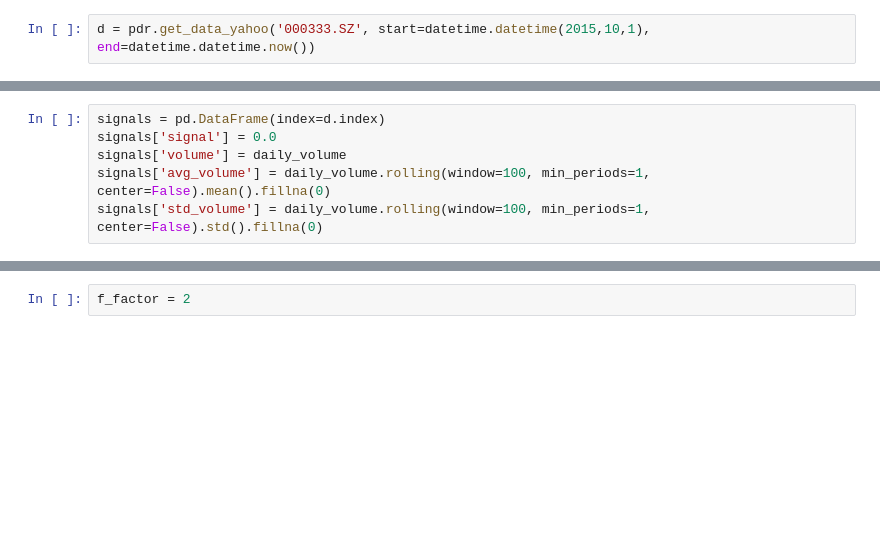
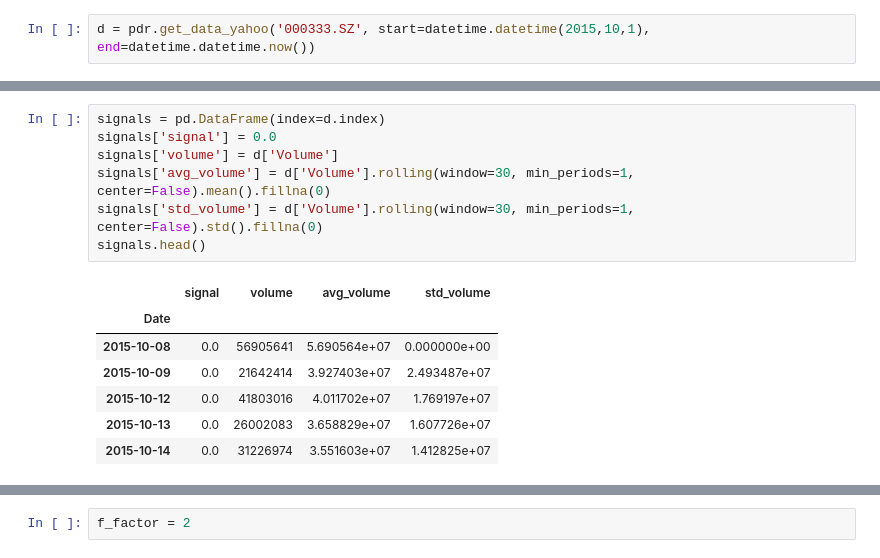
Before and after one commit to lbjworld/snake, a Jupyter notebook: volume_detector.ipynb, the cells around one changed output, grey strips where cells are left out. Drawn from its saved outputs; the diff is of its cells as text; blank space fills up the shorter version.

```diff
--- a/volume_detector.ipynb
+++ b/volume_detector.ipynb
@@ -11,6 +19,15 @@ daily_volume = d[['Volume']]
 # %%
 signals = pd.DataFrame(index=d.index)
 signals['signal'] = 0.0
-signals['volume'] = daily_volume
-signals['avg_volume'] = daily_volume.rolling(window=100, min_periods=1, center=False).mean().fillna(0)
-signals['std_volume'] = daily_volume.rolling(window=100, min_periods=1, center=False).std().fillna(0)
+signals['volume'] = d['Volume']
+signals['avg_volume'] = d['Volume'].rolling(window=30, min_periods=1, center=False).mean().fillna(0)
+signals['std_volume'] = d['Volume'].rolling(window=30, min_periods=1, center=False).std().fillna(0)
+signals.head()
+# %% [output]
+|  | signal | volume | avg_volume | std_volume |
+| Date |  |  |  |  |
+| 2015-10-08 | 0.0 | 56905641 | 5.690564e+07 | 0.000000e+00 |
+| 2015-10-09 | 0.0 | 21642414 | 3.927403e+07 | 2.493487e+07 |
+| 2015-10-12 | 0.0 | 41803016 | 4.011702e+07 | 1.769197e+07 |
+| 2015-10-13 | 0.0 | 26002083 | 3.658829e+07 | 1.607726e+07 |
+| 2015-10-14 | 0.0 | 31226974 | 3.551603e+07 | 1.412825e+07 |
```
Also changed, not shown: parts of 6 cells of this notebook, 5 other files.
